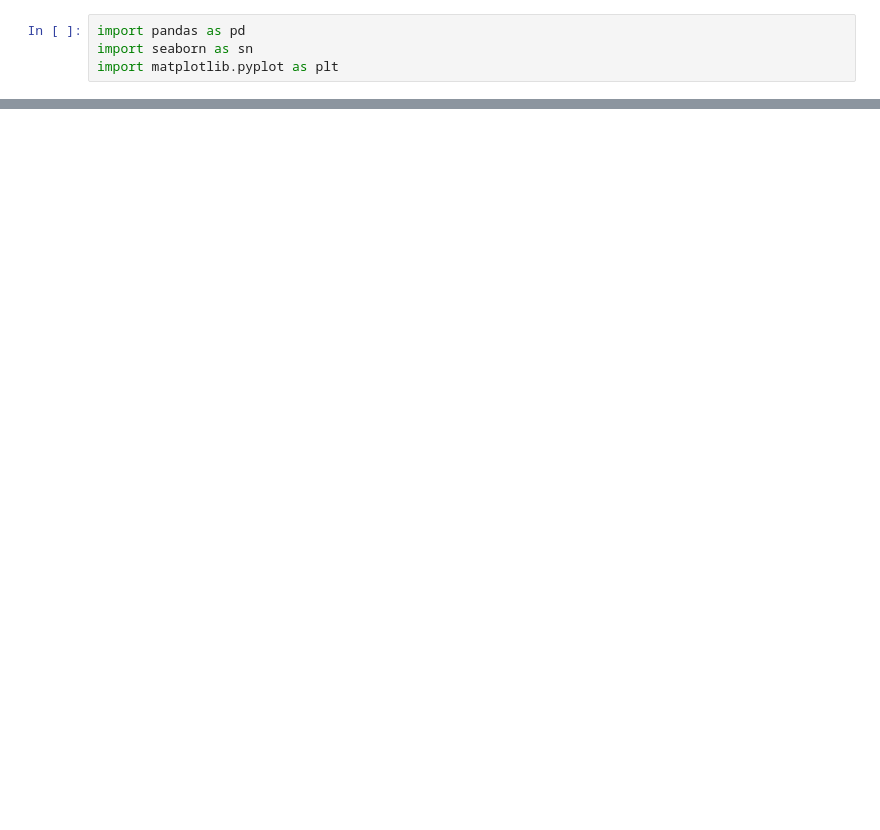
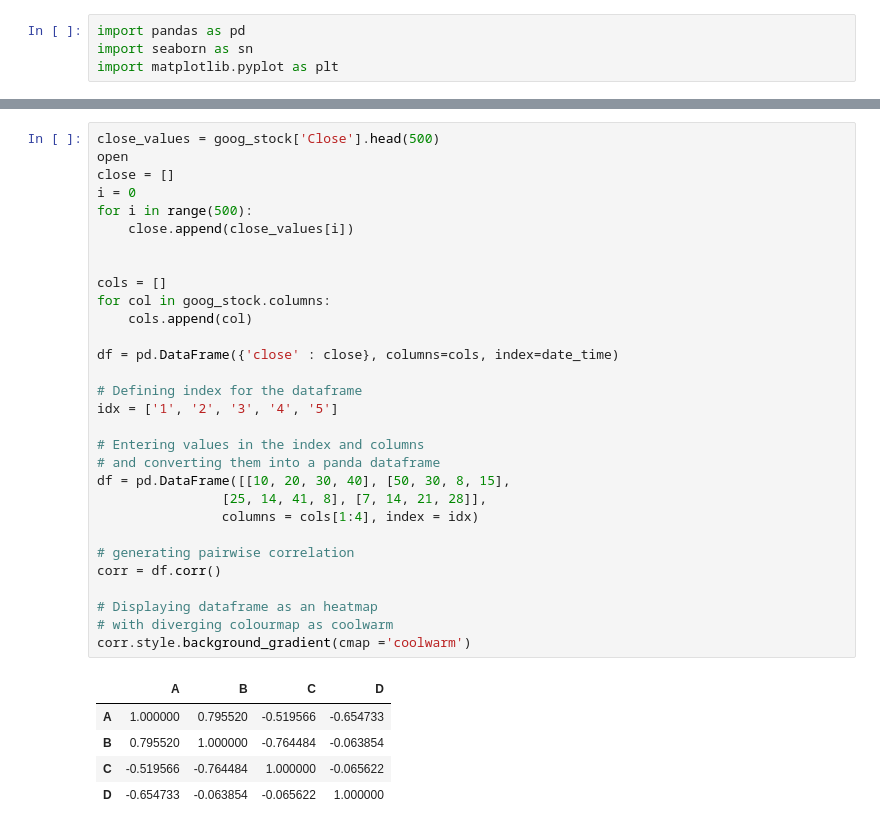
Before and after one commit to omkarsonawane21/stockmarket, a Jupyter notebook: visualization.ipynb, the cells around one changed output, grey strips where cells are left out. Cells and saved outputs as stored; diff of their text form; blank space fills up the shorter version.

```diff
--- a/visualization.ipynb
+++ b/visualization.ipynb
@@ -97,0 +76,36 @@ Name: Date, dtype: object
+# %%
+close_values = goog_stock['Close'].head(500)
+open
+close = []
+i = 0
+for i in range(500):
+    close.append(close_values[i])
+
+
+cols = []
+for col in goog_stock.columns:
+    cols.append(col)
+
+df = pd.DataFrame({'close' : close}, columns=cols, index=date_time)
+
+# Defining index for the dataframe
+idx = ['1', '2', '3', '4', '5']
+
+# Entering values in the index and columns
+# and converting them into a panda dataframe
+df = pd.DataFrame([[10, 20, 30, 40], [50, 30, 8, 15],
+				[25, 14, 41, 8], [7, 14, 21, 28]],
+				columns = cols[1:4], index = idx)
+
+# generating pairwise correlation
+corr = df.corr()
+
+# Displaying dataframe as an heatmap
+# with diverging colourmap as coolwarm
+corr.style.background_gradient(cmap ='coolwarm')
+# %% [output]
+|  | A | B | C | D |
+| A | 1.000000 | 0.795520 | -0.519566 | -0.654733 |
+| B | 0.795520 | 1.000000 | -0.764484 | -0.063854 |
+| C | -0.519566 | -0.764484 | 1.000000 | -0.065622 |
+| D | -0.654733 | -0.063854 | -0.065622 | 1.000000 |
```
Also changed, not shown: parts of 11 cells of this notebook, 2 other files.
